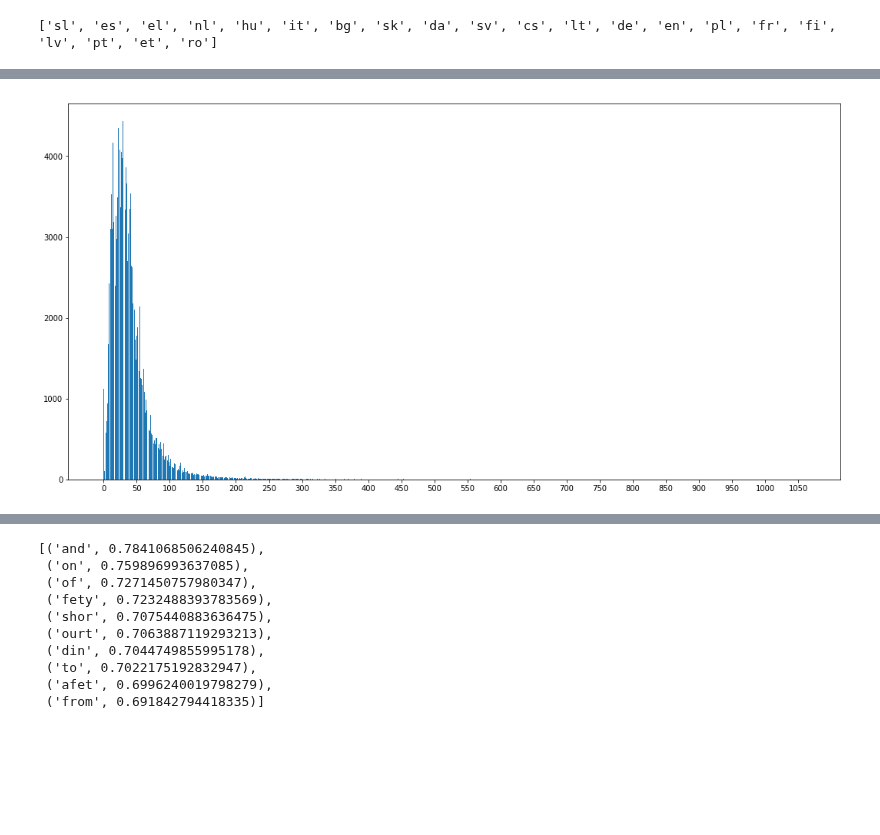
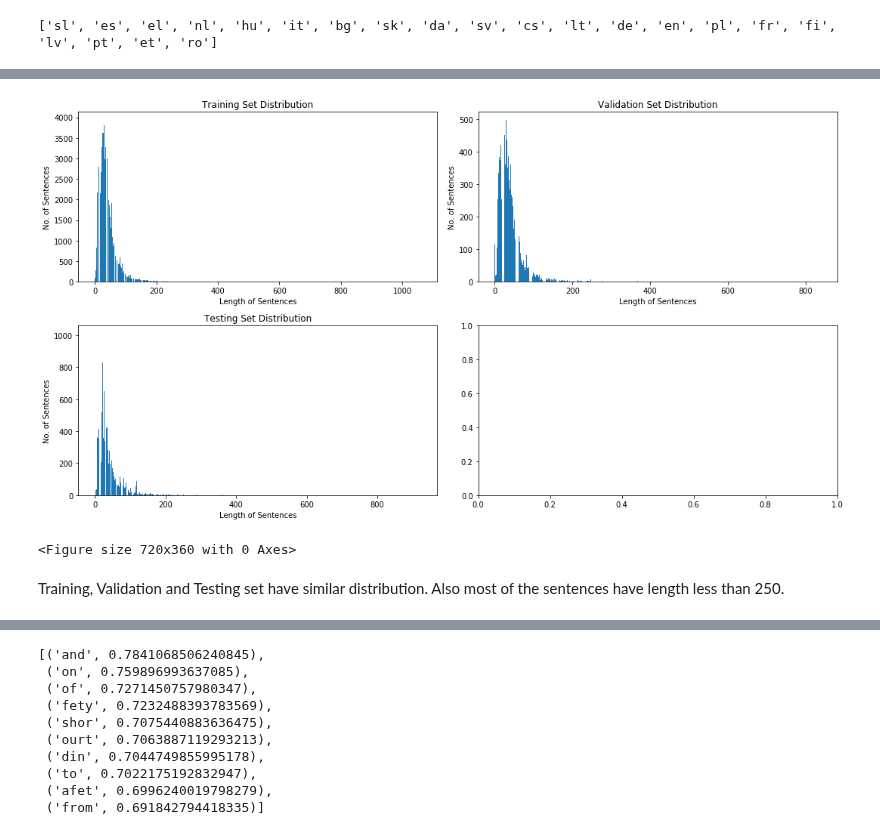
Before and after one commit to amitmac/Language-Detection, a Jupyter notebook: src/ml/seq-model-processing.ipynb, the cells around one changed output, grey strips where cells are left out. Drawn from its saved outputs; the diff is of its cells as text; code cells hidden in the pictures; blank space fills up the shorter version.

```diff
--- a/src/ml/seq-model-processing.ipynb
+++ b/src/ml/seq-model-processing.ipynb
@@ -42,4 +54,7 @@ print("Length of data", len(data))
 %%time
 for i in range(len(data)):
     data[i] = utils.preprocess(data[i])
+
+for i in range(len(test_data)):
+    test_data[i] = utils.preprocess(data[i])
 # %% [output]
@@ -80,19 +215,47 @@ for sent in sentences:
 # %%
 # Check distribution of length of sentences
-lens = {}
-for sent in train_x:
-    if len(sent) in lens:
-        lens[len(sent)] += 1
-    else:
-        lens[len(sent)] = 1
+def get_dist(x):
+    lens = {}
+    for sent in x:
+        if len(sent) in lens:
+            lens[len(sent)] += 1
+        else:
+            lens[len(sent)] = 1
+    return lens
+
+train_lens = get_dist(train_x)
+valid_lens = get_dist(valid_x)
+test_lens = get_dist(test_x)
 # %%
 import matplotlib.pyplot as plt
 %matplotlib inline
-# %%
-plt.figure(figsize=(18,9))
-plt.bar(lens.keys(), lens.values())
-plt.xticks(np.arange(min(lens.keys()), max(lens.keys())+1, 50))
-plt.show()
-# %% [output]
-[figure, removed]
+# %%
+fig, axes = plt.subplots(nrows=2, ncols=2, figsize=(15,8))
+
+plt.subplot(221)
+plt.bar(train_lens.keys(), train_lens.values())
+plt.title("Training Set Distribution")
+plt.xlabel('Length of Sentences')
+plt.ylabel('No. of Sentences')
+
+plt.subplot(222)
+plt.bar(valid_lens.keys(), valid_lens.values())
+plt.title("Validation Set Distribution")
+plt.xlabel('Length of Sentences')
+plt.ylabel('No. of Sentences')
+
+plt.subplot(223)
+plt.bar(test_lens.keys(), test_lens.values())
+plt.title("Testing Set Distribution")
+plt.xlabel('Length of Sentences')
+plt.ylabel('No. of Sentences')
+plt.figure(figsize=(10,5))
+
+fig.tight_layout()
+plt.show()
+# %% [output]
+[figure, added]
+<Figure size 720x360 with 0 Axes>
+# %% [markdown]
+Training, Validation and Testing set have similar distribution. Also most of the sentences have length less than 250.
 # %%
```
Also changed, not shown: parts of 37 cells of this notebook, 2 other files.
